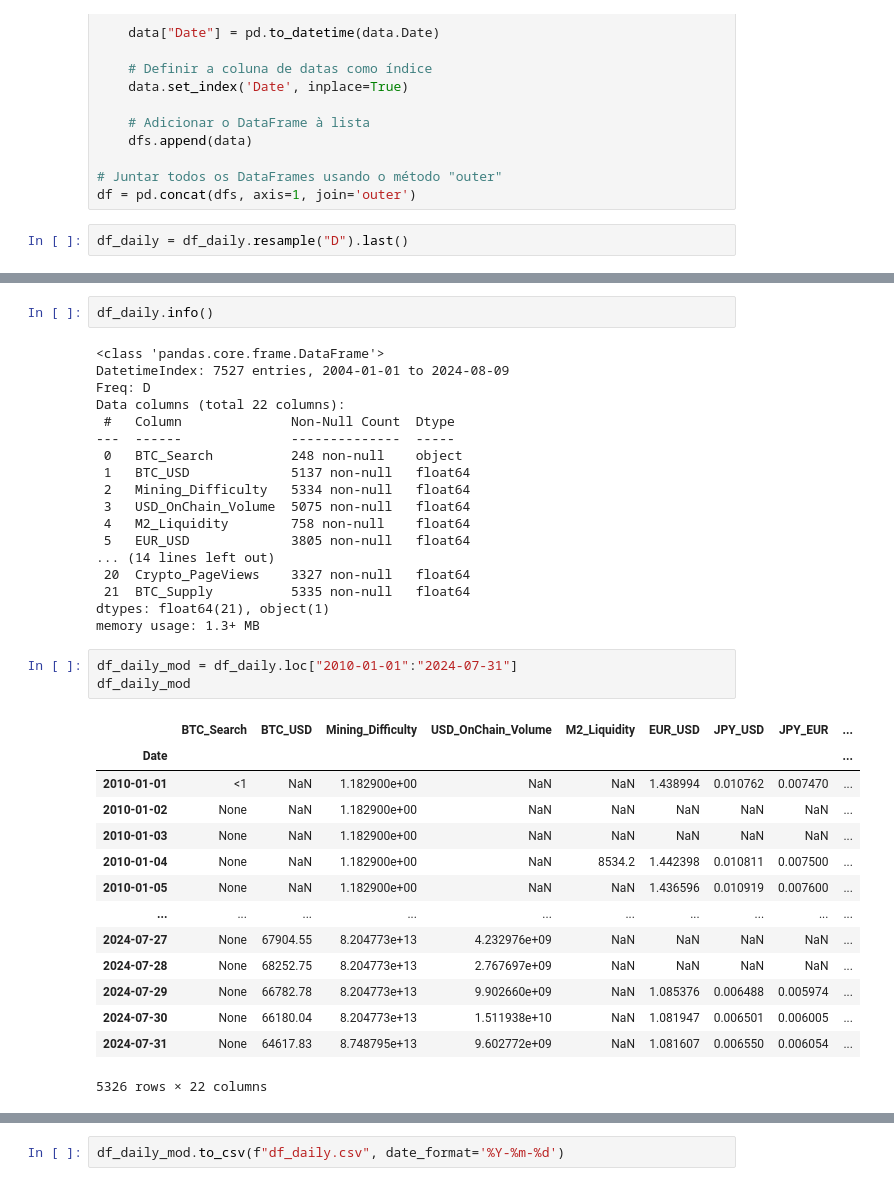
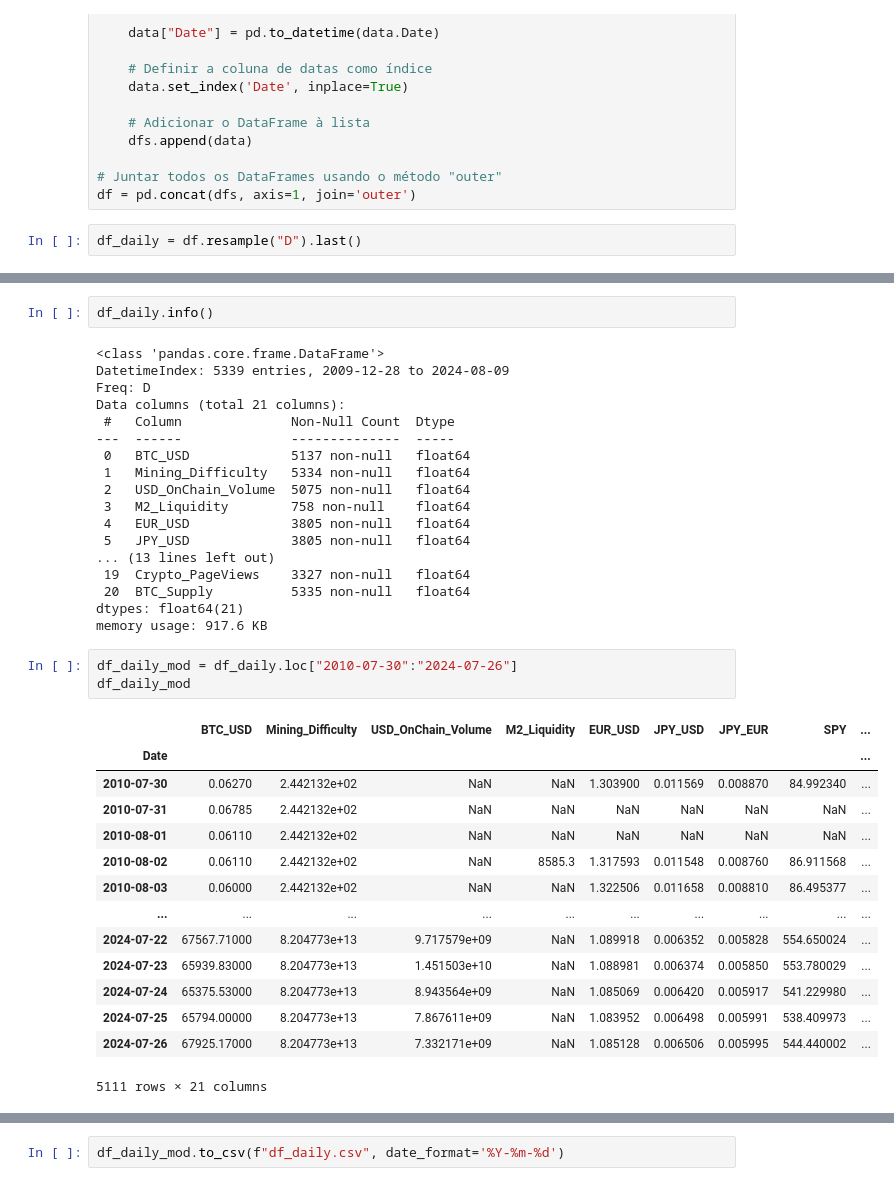
Before and after one commit to notp1ssed/ProjetoFinal-PosGraduacaoEngenhariaFinanceira, a Jupyter notebook: projeto_download_join_data.ipynb, the cells around one changed output, grey strips where cells are left out. Drawn from its saved outputs; the diff is of its cells as text.

```diff
--- a/projeto_download_join_data.ipynb
+++ b/projeto_download_join_data.ipynb
@@ -211,7 +211,7 @@ for file in files:
 # Juntar todos os DataFrames usando o método "outer"
 df = pd.concat(dfs, axis=1, join='outer')
 # %%
-df_daily = df_daily.resample("D").last()
+df_daily = df.resample("D").last()
 # %%
 df_daily.head(15)
 # %% [output]
@@ -237,40 +237,40 @@ df_daily.head(15)
 df_daily.info()
 # %% [output]
 <class 'pandas.core.frame.DataFrame'>
-DatetimeIndex: 7527 entries, 2004-01-01 to 2024-08-09
+DatetimeIndex: 5339 entries, 2009-12-28 to 2024-08-09
 Freq: D
-Data columns (total 22 columns):
+Data columns (total 21 columns):
  #   Column              Non-Null Count  Dtype
 ---  ------              --------------  -----
- 0   BTC_Search          248 non-null    object
- 1   BTC_USD             5137 non-null   float64
- 2   Mining_Difficulty   5334 non-null   float64
- 3   USD_OnChain_Volume  5075 non-null   float64
- 4   M2_Liquidity        758 non-null    float64
- 5   EUR_USD             3805 non-null   float64
-... (14 lines left out)
- 20  Crypto_PageViews    3327 non-null   float64
- 21  BTC_Supply          5335 non-null   float64
-dtypes: float64(21), object(1)
-memory usage: 1.3+ MB
+ 0   BTC_USD             5137 non-null   float64
+ 1   Mining_Difficulty   5334 non-null   float64
+ 2   USD_OnChain_Volume  5075 non-null   float64
+ 3   M2_Liquidity        758 non-null    float64
+ 4   EUR_USD             3805 non-null   float64
+ 5   JPY_USD             3805 non-null   float64
+... (13 lines left out)
+ 19  Crypto_PageViews    3327 non-null   float64
+ 20  BTC_Supply          5335 non-null   float64
+dtypes: float64(21)
+memory usage: 917.6 KB
 # %%
-df_daily_mod = df_daily.loc["2010-01-01":"2024-07-31"]
+df_daily_mod = df_daily.loc["2010-07-30":"2024-07-26"]
 df_daily_mod
 # %% [output]
-|  | BTC_Search | BTC_USD | Mining_Difficulty | USD_OnChain_Volume | M2_Liquidity | EUR_USD | JPY_USD | JPY_EUR | ... |
+|  | BTC_USD | Mining_Difficulty | USD_OnChain_Volume | M2_Liquidity | EUR_USD | JPY_USD | JPY_EUR | SPY | ... |
 | Date |  |  |  |  |  |  |  |  | ... |
-| 2010-01-01 | <1 | NaN | 1.182900e+00 | NaN | NaN | 1.438994 | 0.010762 | 0.007470 | ... |
-| 2010-01-02 | None | NaN | 1.182900e+00 | NaN | NaN | NaN | NaN | NaN | ... |
-| 2010-01-03 | None | NaN | 1.182900e+00 | NaN | NaN | NaN | NaN | NaN | ... |
-| 2010-01-04 | None | NaN | 1.182900e+00 | NaN | 8534.2 | 1.442398 | 0.010811 | 0.007500 | ... |
-| 2010-01-05 | None | NaN | 1.182900e+00 | NaN | NaN | 1.436596 | 0.010919 | 0.007600 | ... |
+| 2010-07-30 | 0.06270 | 2.442132e+02 | NaN | NaN | 1.303900 | 0.011569 | 0.008870 | 84.992340 | ... |
+| 2010-07-31 | 0.06785 | 2.442132e+02 | NaN | NaN | NaN | NaN | NaN | NaN | ... |
+| 2010-08-01 | 0.06110 | 2.442132e+02 | NaN | NaN | NaN | NaN | NaN | NaN | ... |
+| 2010-08-02 | 0.06110 | 2.442132e+02 | NaN | 8585.3 | 1.317593 | 0.011548 | 0.008760 | 86.911568 | ... |
+| 2010-08-03 | 0.06000 | 2.442132e+02 | NaN | NaN | 1.322506 | 0.011658 | 0.008810 | 86.495377 | ... |
 | ... | ... | ... | ... | ... | ... | ... | ... | ... | ... |
-| 2024-07-27 | None | 67904.55 | 8.204773e+13 | 4.232976e+09 | NaN | NaN | NaN | NaN | ... |
-| 2024-07-28 | None | 68252.75 | 8.204773e+13 | 2.767697e+09 | NaN | NaN | NaN | NaN | ... |
-| 2024-07-29 | None | 66782.78 | 8.204773e+13 | 9.902660e+09 | NaN | 1.085376 | 0.006488 | 0.005974 | ... |
-| 2024-07-30 | None | 66180.04 | 8.204773e+13 | 1.511938e+10 | NaN | 1.081947 | 0.006501 | 0.006005 | ... |
-| 2024-07-31 | None | 64617.83 | 8.748795e+13 | 9.602772e+09 | NaN | 1.081607 | 0.006550 | 0.006054 | ... |
+| 2024-07-22 | 67567.71000 | 8.204773e+13 | 9.717579e+09 | NaN | 1.089918 | 0.006352 | 0.005828 | 554.650024 | ... |
+| 2024-07-23 | 65939.83000 | 8.204773e+13 | 1.451503e+10 | NaN | 1.088981 | 0.006374 | 0.005850 | 553.780029 | ... |
+| 2024-07-24 | 65375.53000 | 8.204773e+13 | 8.943564e+09 | NaN | 1.085069 | 0.006420 | 0.005917 | 541.229980 | ... |
+| 2024-07-25 | 65794.00000 | 8.204773e+13 | 7.867611e+09 | NaN | 1.083952 | 0.006498 | 0.005991 | 538.409973 | ... |
+| 2024-07-26 | 67925.17000 | 8.204773e+13 | 7.332171e+09 | NaN | 1.085128 | 0.006506 | 0.005995 | 544.440002 | ... |
-5326 rows × 22 columns
+5111 rows × 21 columns
 # %%
 df_daily_mod.info()
 # %% [output]
```
Also changed, not shown: parts of 7 cells of this notebook, 7 other files.
